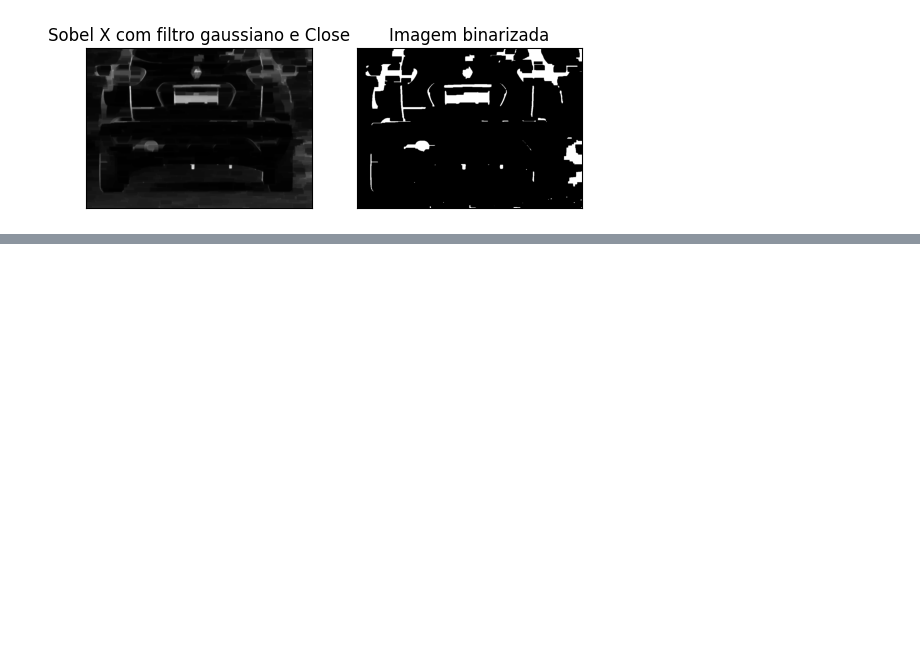
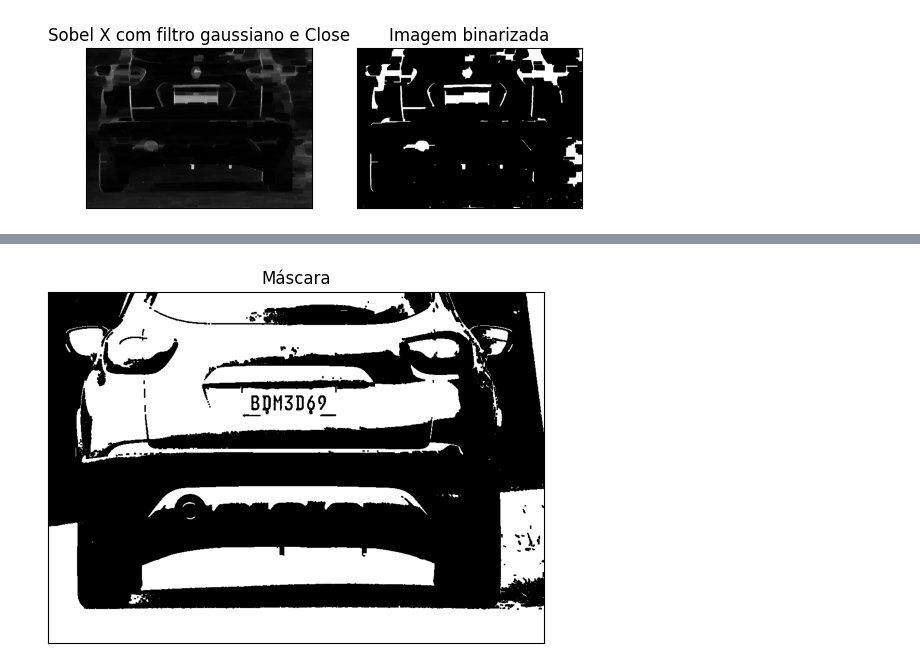
Before and after one commit to marcalhenrique/estudos, a Jupyter notebook: visao_computacional/placa_de_carro/placa_de_carro.ipynb, the cells around one changed output, grey strips where cells are left out. Cells and saved outputs as stored; diff of their text form; code cells hidden in the pictures; blank space fills up the shorter version.

```diff
--- a/visao_computacional/placa_de_carro/placa_de_carro.ipynb
+++ b/visao_computacional/placa_de_carro/placa_de_carro.ipynb
@@ -591,0 +592,8 @@ plt.show()
+# %%
+fechamento = cv2.morphologyEx(img, cv2.MORPH_CLOSE, kernel) # Aplicando a transformação morfológica Close
+valor, mascara = cv2.threshold(fechamento, 0, 255, cv2.THRESH_BINARY | cv2.THRESH_OTSU)
+plt.imshow(mascara, cmap='gray') # Exibindo a imagem em tons de cinza
+plt.title("Máscara"), plt.xticks([]), plt.yticks([]) # Definindo o título da imagem
+plt.show()
+# %% [output]
+[figure, added]
```
Also changed, not shown: parts of 7 cells of this notebook.
